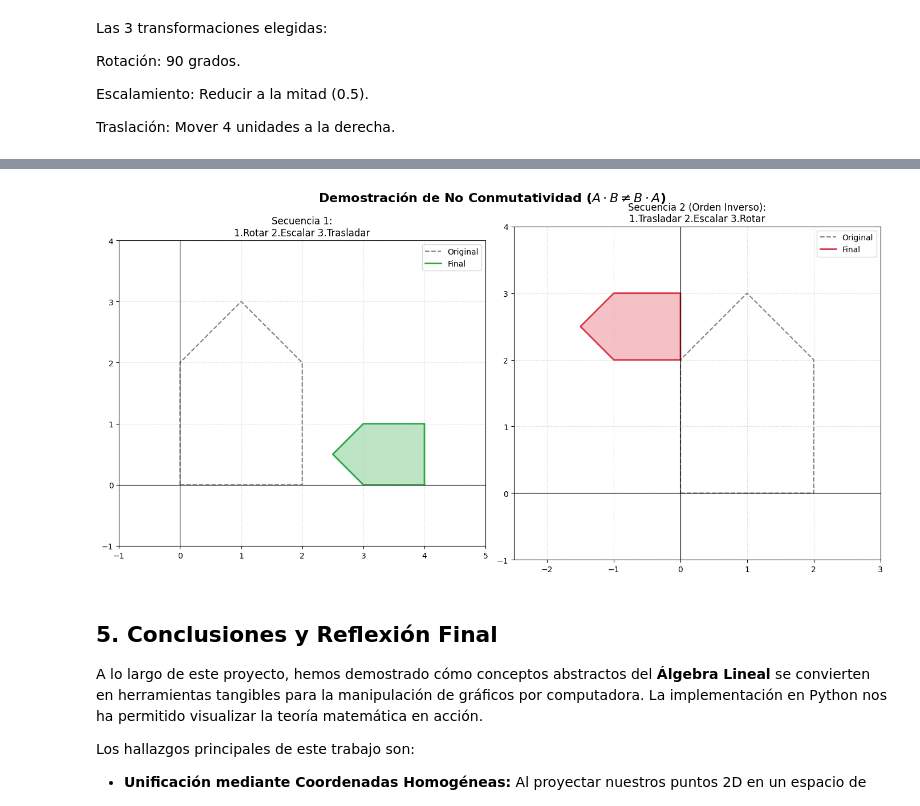
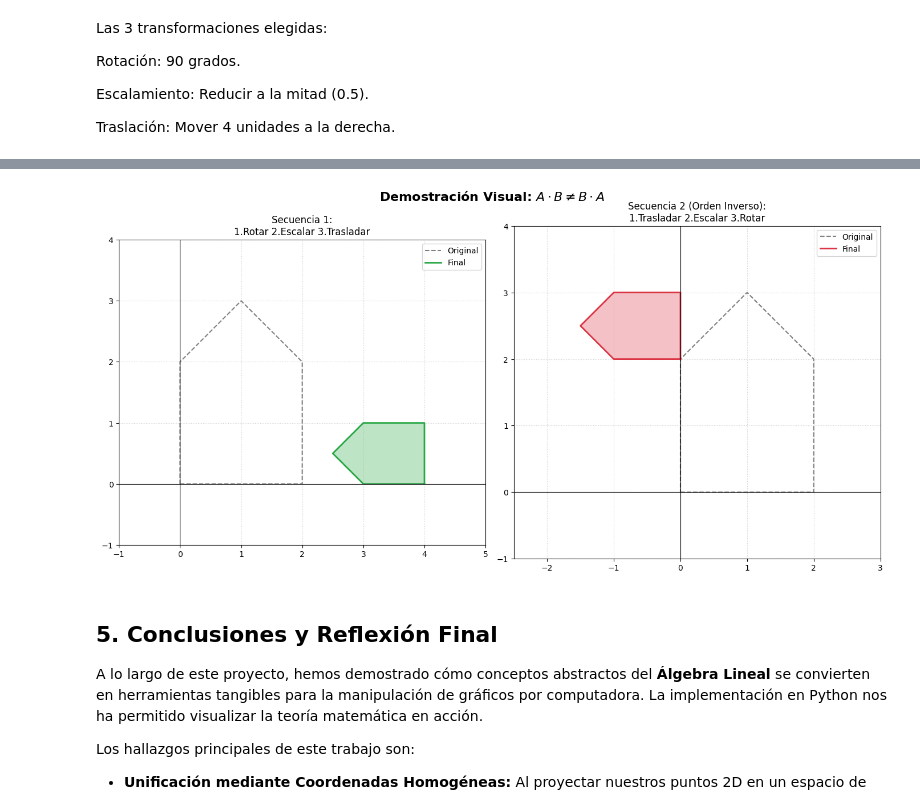
Before and after one commit to cbermell/Proyecto-Algebra-Lineal, a Jupyter notebook: Proyecto_Algebra_Lineal.ipynb, the cells around one changed output, grey strips where cells are left out. Saved outputs shown, nothing was run; the diff lists cells and outputs as text; code cells hidden in the pictures.

```diff
--- a/Proyecto_Algebra_Lineal.ipynb
+++ b/Proyecto_Algebra_Lineal.ipynb
@@ -513,7 +513,7 @@ Escalamiento: Reducir a la mitad (0.5).
 Traslación: Mover 4 unidades a la derecha.
 # %%
 # ==========================================
-# 4. TRANSFORMACIÓN COMPUESTA Y NO CONMUTATIVIDAD (CORREGIDO)
+# 4. TRANSFORMACIÓN COMPUESTA (CÁLCULO Y VISUALIZACIÓN)
 # ==========================================
 
 # 1. DEFINIR LAS MATRICES INDIVIDUALES
@@ -521,72 +521,79 @@ Traslación: Mover 4 unidades a la derecha.
 # A: Rotación de 90 grados
 Matriz_Rot = obtener_matriz_rotacion(90)
 
-# B: Escalamiento (Mitad de tamaño)
+# B: Escalamiento (Mitad de tamaño: 0.5)
 Matriz_Esc = obtener_matriz_escalado(0.5, 0.5)
 
-# C: Traslación (4 en X, 0 en Y)
+# C: Traslación (4 unidades en X, 0 en Y)
 Matriz_Tras = obtener_matriz_traslacion(4, 0)
 
 
-# 2. DEFINIR DOS SECUENCIAS DIFERENTES
+# 2. CALCULAR LAS MATRICES COMPUESTAS (MULTIPLICACIÓN)
 # ------------------------------------
 
 # SECUENCIA 1: Rotar -> Escalar -> Trasladar
-# (Orden matemático: T_Tras @ T_Esc @ T_Rot)
+# Matemáticamente: T_total = T_Tras @ T_Esc @ T_Rot
+# (Se lee de derecha a izquierda: Primero rota, luego escala, al final traslada)
 M_Secuencia1 = Matriz_Tras @ Matriz_Esc @ Matriz_Rot
 
 # SECUENCIA 2: Trasladar -> Escalar -> Rotar (Orden Inverso)
-# (Orden matemático: T_Rot @ T_Esc @ T_Tras)
+# Matemáticamente: T_total = T_Rot @ T_Esc @ T_Tras
 M_Secuencia2 = Matriz_Rot @ Matriz_Esc @ Matriz_Tras
 
 
-# 3. FUNCIÓN AUXILIAR PARA AJUSTAR EL ZOOM
-# ----------------------------------------
+# 3. MOSTRAR LAS MATRICES NUMÉRICAS (REQUISITO DE RÚBRICA)
+# ------------------------------------
+print("--- ANÁLISIS NUMÉRICO DE LA MATRIZ COMPUESTA ---\n")
+
+print("1️⃣  Matriz Secuencia 1 (Rotar -> Escalar -> Trasladar):")
+# Usamos np.round(M, 2) para que se vea limpio (sin decimales infinitos)
+print(np.round(M_Secuencia1, 2))
+print("Interprete: La última columna muestra que el objeto terminó en X=4, Y=0.\n")
+
+print("-" * 40 + "\n")
+
+print("2️⃣  Matriz Secuencia 2 (Trasladar -> Escalar -> Rotar):")
+print(np.round(M_Secuencia2, 2))
+print("Interprete: La última columna muestra que el objeto terminó en X=0, Y=2 (¡Posición muy distinta!).\n")
+
+
+# 4. VISUALIZACIÓN GRÁFICA (CON ZOOM AJUSTADO)
+# ----------------------------
 def ajustar_limites_inteligentes(ax, P_orig, P_fin):
-    """Calcula los límites exactos para que todo quepa en la imagen con margen."""
+    """Calcula los límites para que todo quepa en la imagen con margen."""
     todos_x = np.concatenate((P_orig[0, :], P_fin[0, :]))
     todos_y = np.concatenate((P_orig[1, :], P_fin[1, :]))
-
-    margen = 1.0 # Espacio extra alrededor
+    margen = 1.0
     ax.set_xlim(np.min(todos_x) - margen, np.max(todos_x) + margen)
     ax.set_ylim(np.min(todos_y) - margen, np.max(todos_y) + margen)
 
+fig, axs = plt.subplots(1, 2, figsize=(14, 7))
+# Usamos r"" para evitar advertencias con símbolos matemáticos
+fig.suptitle(r'Demostración Visual: $A \cdot B \neq B \cdot A$', fontsize=16, fontweight='bold')
 
-# 4. VISUALIZACIÓN COMPARATIVA
-# ----------------------------
-fig, axs = plt.subplots(1, 2, figsize=(14, 7))
-
-# Usamos r"" para evitar el SyntaxWarning con los símbolos de LaTeX
-fig.suptitle(r'Demostración de No Conmutatividad ($A \cdot B \neq B \cdot A$)', fontsize=16, fontweight='bold')
-
-# --- GRÁFICO 1: SECUENCIA LÓGICA (VERDE) ---
+# --- GRÁFICO 1 ---
 P_final_1 = M_Secuencia1 @ P_casa
-
 axs[0].plot(P_casa[0, :], P_casa[1, :], '--', color='gray', label='Original', linewidth=1.5)
 axs[0].fill(P_final_1[0, :], P_final_1[1, :], color='#28a745', alpha=0.3)
 axs[0].plot(P_final_1[0, :], P_final_1[1, :], color='#28a745', linewidth=2, label='Final')
-
 axs[0].set_title("Secuencia 1:\n1.Rotar 2.Escalar 3.Trasladar")
 axs[0].grid(True, linestyle=':', alpha=0.6)
 axs[0].axhline(0, color='black', linewidth=0.8); axs[0].axvline(0, color='black', linewidth=0.8)
 axs[0].legend()
-axs[0].set_aspect('equal') # Importante: Aspecto 1:1
-ajustar_limites_inteligentes(axs[0], P_casa, P_final_1) # <--- AQUI SE ARREGLA EL ZOOM
+axs[0].set_aspect('equal')
+ajustar_limites_inteligentes(axs[0], P_casa, P_final_1)
 
-
-# --- GRÁFICO 2: ORDEN INVERSO (ROJO) ---
+# --- GRÁFICO 2 ---
 P_final_2 = M_Secuencia2 @ P_casa
-
 axs[1].plot(P_casa[0, :], P_casa[1, :], '--', color='gray', label='Original', linewidth=1.5)
 axs[1].fill(P_final_2[0, :], P_final_2[1, :], color='#dc3545', alpha=0.3)
 axs[1].plot(P_final_2[0, :], P_final_2[1, :], color='#dc3545', linewidth=2, label='Final')
-
 axs[1].set_title("Secuencia 2 (Orden Inverso):\n1.Trasladar 2.Escalar 3.Rotar")
 axs[1].grid(True, linestyle=':', alpha=0.6)
 axs[1].axhline(0, color='black', linewidth=0.8); axs[1].axvline(0, color='black', linewidth=0.8)
 axs[1].legend()
-axs[1].set_aspect('equal') # Importante: Aspecto 1:1
-ajustar_limites_inteligentes(axs[1], P_casa, P_final_2) # <--- AQUI SE ARREGLA EL ZOOM
+axs[1].set_aspect('equal')
+ajustar_limites_inteligentes(axs[1], P_casa, P_final_2)
 
 plt.tight_layout()
 plt.show()
@@ -594,4 +616,4 @@ plt.show()
-[figure, old version]
+[figure, new version]
 # %% [markdown]
 ## 5. Conclusiones y Reflexión Final
 
```
Also changed, not shown: parts of 1 cell of this notebook.
